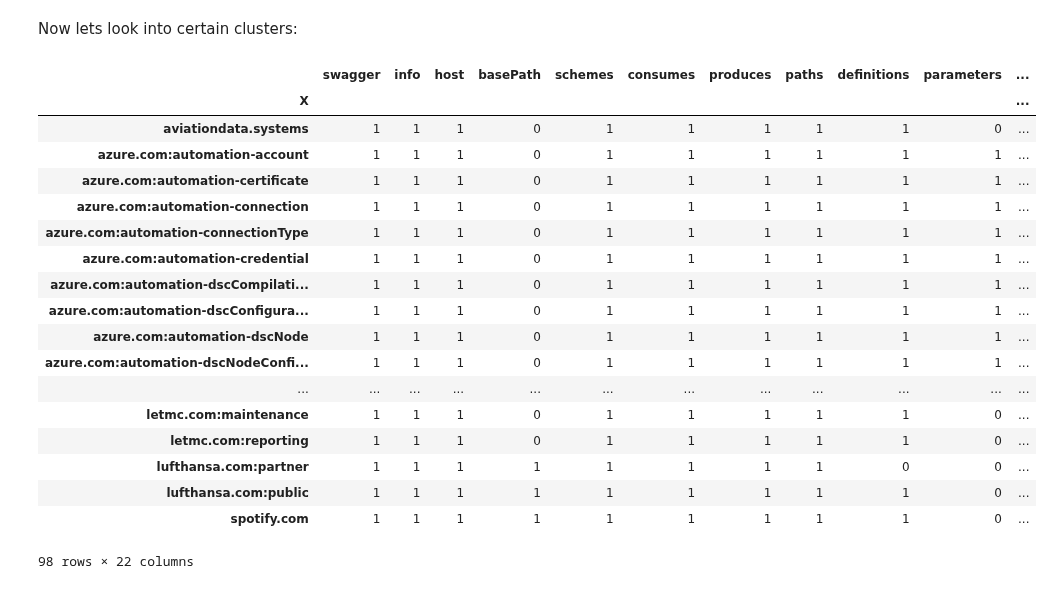
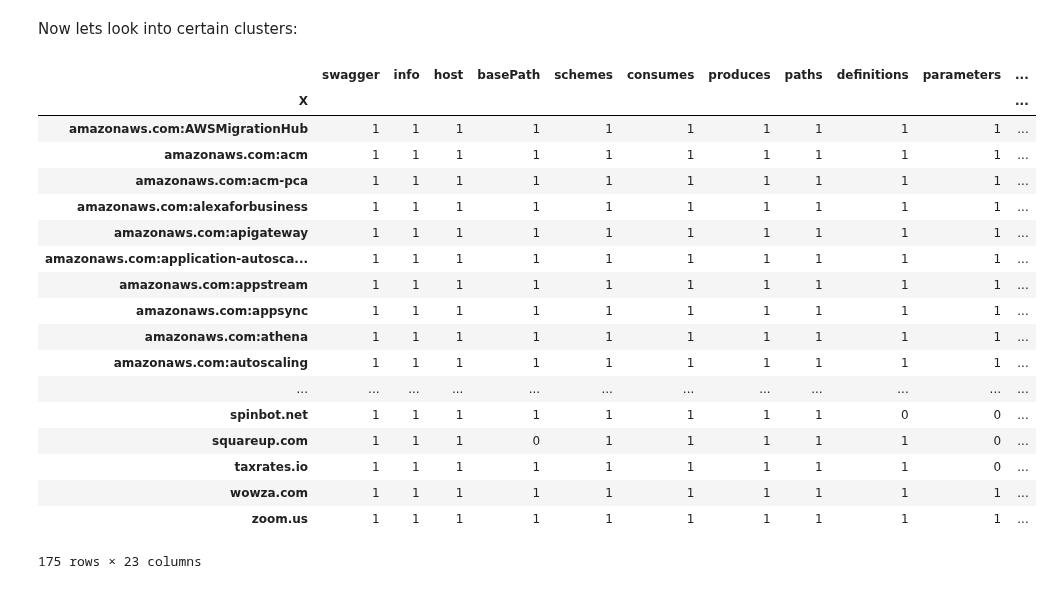
Before and after one commit to pmanlukas/thesisdata, a Jupyter notebook: Analyse Cluster.ipynb, the cells around one changed output. Drawn from its saved outputs; the diff is of its cells as text; code cells hidden in the pictures.

```diff
--- a/Analyse Cluster.ipynb
+++ b/Analyse Cluster.ipynb
@@ -23,0 +26,7 @@ len(keys)
+# %%
+specs_string = dict()
+
+for spec in specs:
+    str_spec = json.dumps(specs[spec])
+    specs_string[spec] = str_spec
+print(len(specs_string.keys()))
@@ -23,0 +38,6 @@ len(keys)
+# %%
+spec_len = list()
+for spec in specs_string:
+    length = len(specs_string[spec])
+    spec_len.append(length)
+print(len(spec_len))
@@ -36,6 +89,7 @@ pathdf.head()
 # %%
 structdf = pd.read_csv('PAMcomplete0518.csv',index_col='X')
 structdf = structdf.iloc[:,1:]
+structdf['spec_len'] = spec_len
 structdf.head()
 # %% [output]
 |  | swagger | info | host | basePath | schemes | consumes | produces | paths | definitions | parameters | ... |
@@ -334,25 +552,25 @@ structdf.groupby('pam_fit$clustering').min()
 # %% [markdown]
 Now lets look into certain clusters:
 # %%
-cluster_n =  structdf['pam_fit$clustering']==6
+cluster_n =  structdf['pam_fit$clustering']==5
 structdf[cluster_n]
 # %% [output]
 |  | swagger | info | host | basePath | schemes | consumes | produces | paths | definitions | parameters | ... |
 | X |  |  |  |  |  |  |  |  |  |  | ... |
-| aviationdata.systems | 1 | 1 | 1 | 0 | 1 | 1 | 1 | 1 | 1 | 0 | ... |
-| azure.com:automation-account | 1 | 1 | 1 | 0 | 1 | 1 | 1 | 1 | 1 | 1 | ... |
-| azure.com:automation-certificate | 1 | 1 | 1 | 0 | 1 | 1 | 1 | 1 | 1 | 1 | ... |
-| azure.com:automation-connection | 1 | 1 | 1 | 0 | 1 | 1 | 1 | 1 | 1 | 1 | ... |
-| azure.com:automation-connectionType | 1 | 1 | 1 | 0 | 1 | 1 | 1 | 1 | 1 | 1 | ... |
-| azure.com:automation-credential | 1 | 1 | 1 | 0 | 1 | 1 | 1 | 1 | 1 | 1 | ... |
-| azure.com:automation-dscCompilati... | 1 | 1 | 1 | 0 | 1 | 1 | 1 | 1 | 1 | 1 | ... |
-| azure.com:automation-dscConfigura... | 1 | 1 | 1 | 0 | 1 | 1 | 1 | 1 | 1 | 1 | ... |
-| azure.com:automation-dscNode | 1 | 1 | 1 | 0 | 1 | 1 | 1 | 1 | 1 | 1 | ... |
-| azure.com:automation-dscNodeConfi... | 1 | 1 | 1 | 0 | 1 | 1 | 1 | 1 | 1 | 1 | ... |
+| amazonaws.com:AWSMigrationHub | 1 | 1 | 1 | 1 | 1 | 1 | 1 | 1 | 1 | 1 | ... |
+| amazonaws.com:acm | 1 | 1 | 1 | 1 | 1 | 1 | 1 | 1 | 1 | 1 | ... |
+| amazonaws.com:acm-pca | 1 | 1 | 1 | 1 | 1 | 1 | 1 | 1 | 1 | 1 | ... |
+| amazonaws.com:alexaforbusiness | 1 | 1 | 1 | 1 | 1 | 1 | 1 | 1 | 1 | 1 | ... |
+| amazonaws.com:apigateway | 1 | 1 | 1 | 1 | 1 | 1 | 1 | 1 | 1 | 1 | ... |
+| amazonaws.com:application-autosca... | 1 | 1 | 1 | 1 | 1 | 1 | 1 | 1 | 1 | 1 | ... |
+| amazonaws.com:appstream | 1 | 1 | 1 | 1 | 1 | 1 | 1 | 1 | 1 | 1 | ... |
+| amazonaws.com:appsync | 1 | 1 | 1 | 1 | 1 | 1 | 1 | 1 | 1 | 1 | ... |
+| amazonaws.com:athena | 1 | 1 | 1 | 1 | 1 | 1 | 1 | 1 | 1 | 1 | ... |
+| amazonaws.com:autoscaling | 1 | 1 | 1 | 1 | 1 | 1 | 1 | 1 | 1 | 1 | ... |
 | ... | ... | ... | ... | ... | ... | ... | ... | ... | ... | ... | ... |
-| letmc.com:maintenance | 1 | 1 | 1 | 0 | 1 | 1 | 1 | 1 | 1 | 0 | ... |
-| letmc.com:reporting | 1 | 1 | 1 | 0 | 1 | 1 | 1 | 1 | 1 | 0 | ... |
-| lufthansa.com:partner | 1 | 1 | 1 | 1 | 1 | 1 | 1 | 1 | 0 | 0 | ... |
-| lufthansa.com:public | 1 | 1 | 1 | 1 | 1 | 1 | 1 | 1 | 1 | 0 | ... |
-| spotify.com | 1 | 1 | 1 | 1 | 1 | 1 | 1 | 1 | 1 | 0 | ... |
+| spinbot.net | 1 | 1 | 1 | 1 | 1 | 1 | 1 | 1 | 0 | 0 | ... |
+| squareup.com | 1 | 1 | 1 | 0 | 1 | 1 | 1 | 1 | 1 | 0 | ... |
+| taxrates.io | 1 | 1 | 1 | 1 | 1 | 1 | 1 | 1 | 1 | 0 | ... |
+| wowza.com | 1 | 1 | 1 | 1 | 1 | 1 | 1 | 1 | 1 | 1 | ... |
+| zoom.us | 1 | 1 | 1 | 1 | 1 | 1 | 1 | 1 | 1 | 1 | ... |
-98 rows × 22 columns
+175 rows × 23 columns
```
Also changed, not shown: parts of 29 cells of this notebook, 14 other files.
